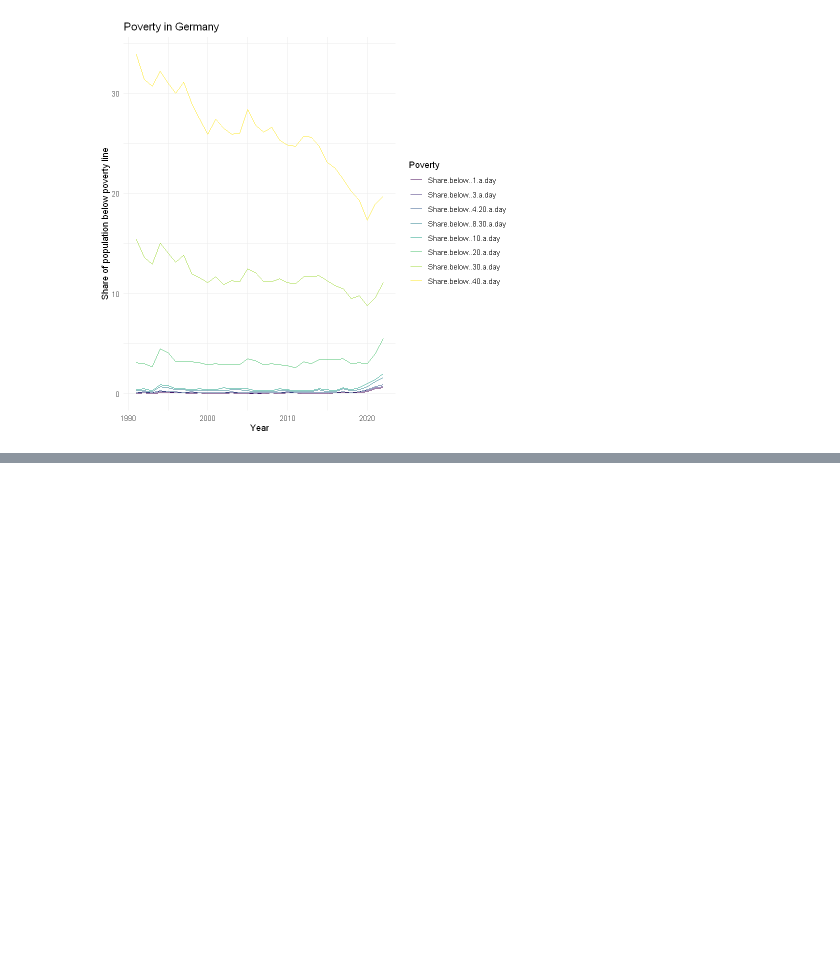
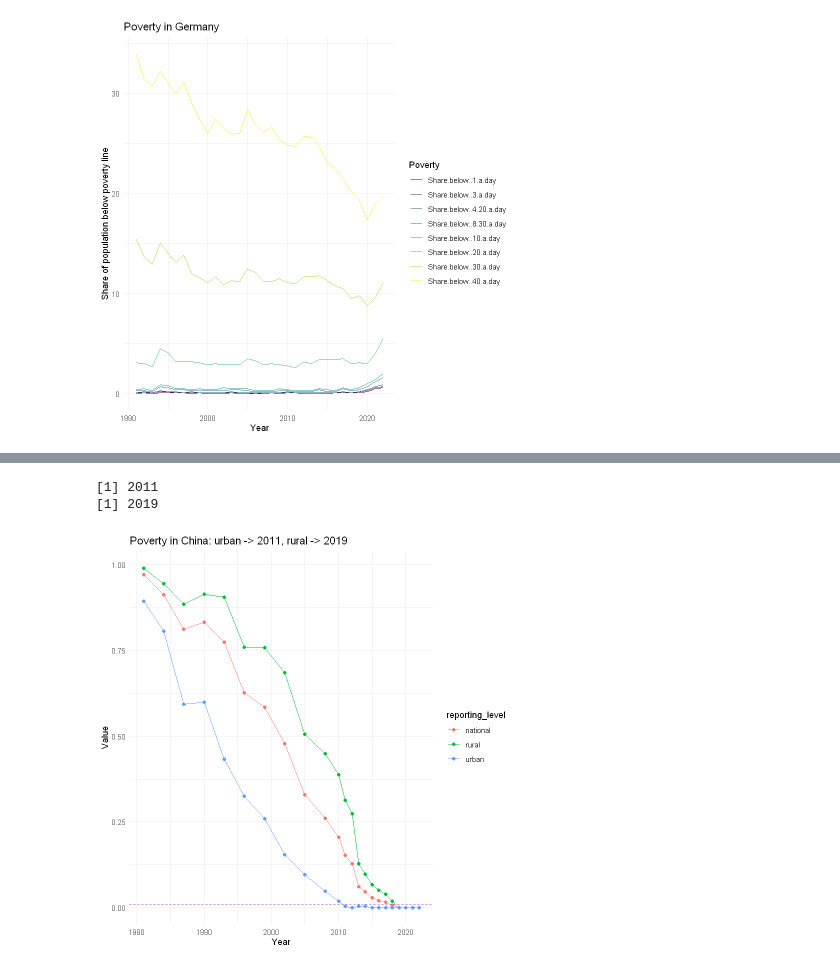
Before and after one commit to WaCa-Econ-Stat/Grundlegendes-Praxisprojekt, a Jupyter notebook: R files/File.ipynb, the cells around one changed output, grey strips where cells are left out. Cells and saved outputs as stored; diff of their text form; code cells hidden in the pictures; blank space fills up the shorter version.

```diff
--- a/R files/File.ipynb
+++ b/R files/File.ipynb
@@ -96,0 +251,28 @@ colnames(data_pip)
+# %%
+temp_dat <- data_China %>% filter(reporting_level %in% c("urban", "rural")) %>%
+     select(reporting_year, reporting_level, headcount)
+
+temp_dat_urban <- temp_dat %>% filter(reporting_level == "urban") %>% arrange(reporting_year)
+for(j in 1:nrow(temp_dat_urban)){
+     if(temp_dat_urban[j,"headcount"] < 0.01) {print(temp_dat_urban[j,"reporting_year"]); break} else {
+          j = j +1
+     }
+}
+temp_dat_rural <- temp_dat %>% filter(reporting_level == "rural") %>% arrange(reporting_year)
+for(j in 1:nrow(temp_dat_rural)){
+     if(temp_dat_rural[j,"headcount"] < 0.01) {print(temp_dat_rural[j,"reporting_year"]); break} else {
+          j = j +1
+     }
+}
+ggplot(data = data_China, aes(x = reporting_year, y = headcount, color = reporting_level)) +
+    geom_point() +
+    geom_line() +
+    theme_minimal() +
+    labs(title = "Poverty in China: urban -> 2011, rural -> 2019",
+         x = "Year",
+         y = "Value")+
+    geom_hline(yintercept = 0.01, linetype = "dashed", color = "purple")
+# %% [output]
+[1] 2011
+[1] 2019
+[figure, added]
```
Also changed, not shown: parts of 16 cells of this notebook.
